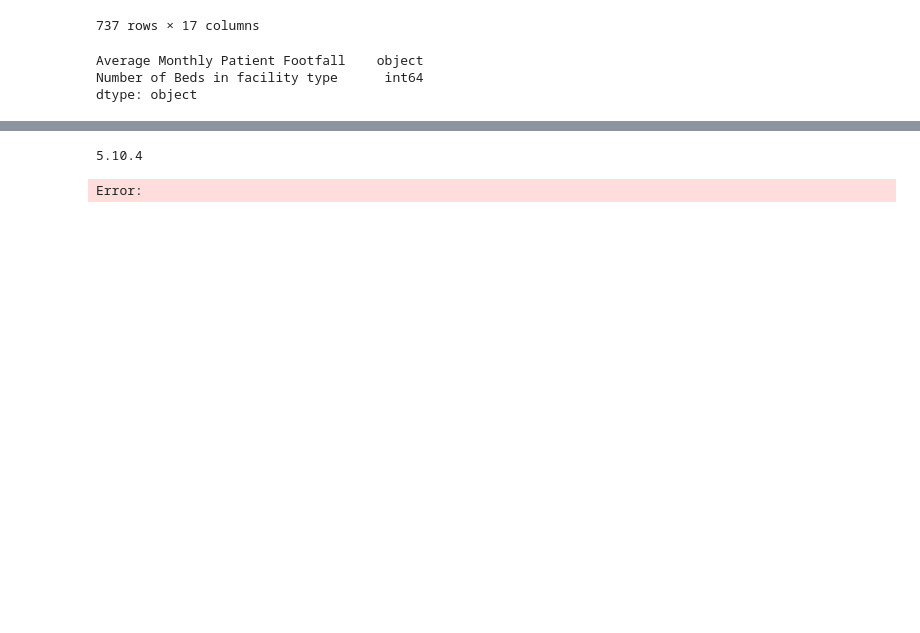
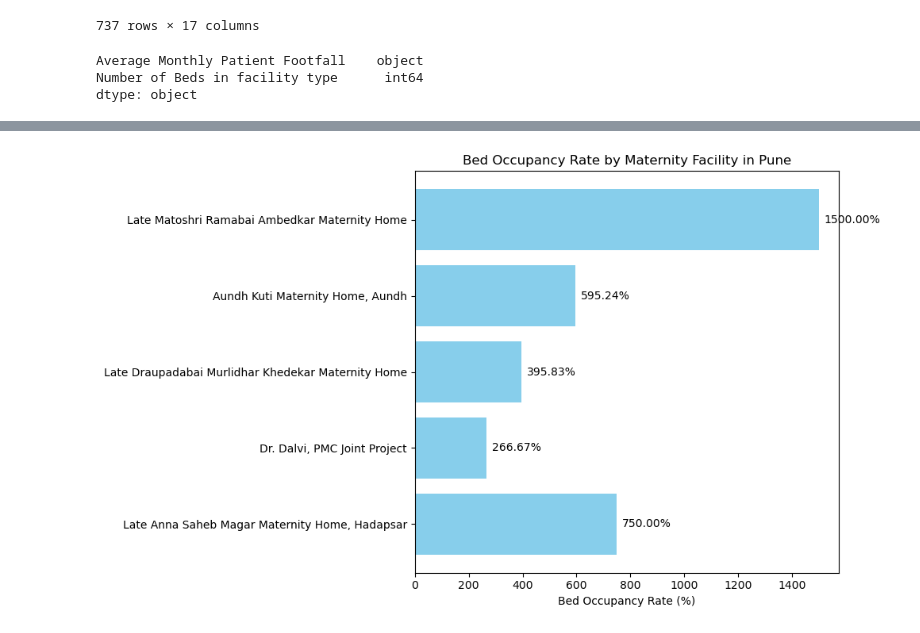
Before and after one commit to Ivy-Chemtai/Hospital_bed_occupancy_Analysis, a Jupyter notebook: Bed_occupancy_rate.ipynb, the cells around one changed output, grey strips where cells are left out. Cells and saved outputs as stored; diff of their text form; code cells hidden in the pictures; blank space fills up the shorter version.

```diff
--- a/Bed_occupancy_rate.ipynb
+++ b/Bed_occupancy_rate.ipynb
@@ -42,11 +42,31 @@ df.head()
 | 2 | Pune | Aundh - Baner WO | Bopodi | 2.0 | NaN | Late Draupadabai Murlidhar Khedek... | Hospital (Maternity Home) | ... |
 | 3 | Pune | Ghole Road - Shivaji Nagar WO | Shivaji Nagar Station | 2.0 | NaN | Dr. Dalvi, PMC Joint Project | Hospital (Maternity Home) | ... |
 | 4 | Pune | Hadapsar - Mundhwa WO | Hadapsar | 4.0 | NaN | Late Anna Saheb Magar Maternity H... | Hospital (Maternity Home) | ... |
-# %%
-
-import nbformat
-print(nbformat.__version__)
-exit()
-# %% [output]
-5.10.4
-Error:
+# %%
+
+facilities = [
+    "Late Matoshri Ramabai Ambedkar Maternity Home",
+    "Aundh Kuti Maternity Home, Aundh",
+    "Late Draupadabai Murlidhar Khedekar Maternity Home",
+    "Dr. Dalvi, PMC Joint Project",
+    "Late Anna Saheb Magar Maternity Home, Hadapsar"
+]
+
+occupancy_rates = [1500.0, 595.24, 395.83, 266.67, 750.0]
+
+
+plt.figure(figsize=(10, 6))
+bars = plt.barh(facilities, occupancy_rates, color='skyblue')
+plt.xlabel("Bed Occupancy Rate (%)")
+plt.title("Bed Occupancy Rate by Maternity Facility in Pune")
+plt.gca().invert_yaxis()
+
+for bar in bars:
+    width = bar.get_width()
+    plt.text(width + 20, bar.get_y() + bar.get_height()/2,
+             f'{width:.2f}%', va='center')
+
+plt.tight_layout()
+plt.show()
+# %% [output]
+[figure, added]
```
